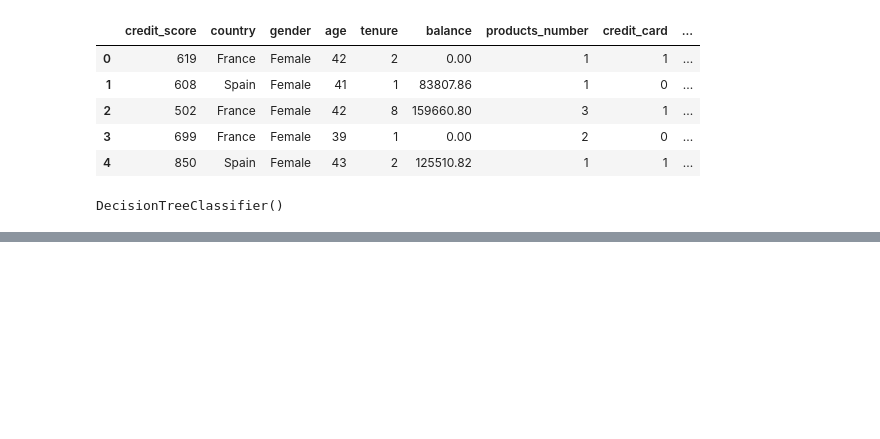
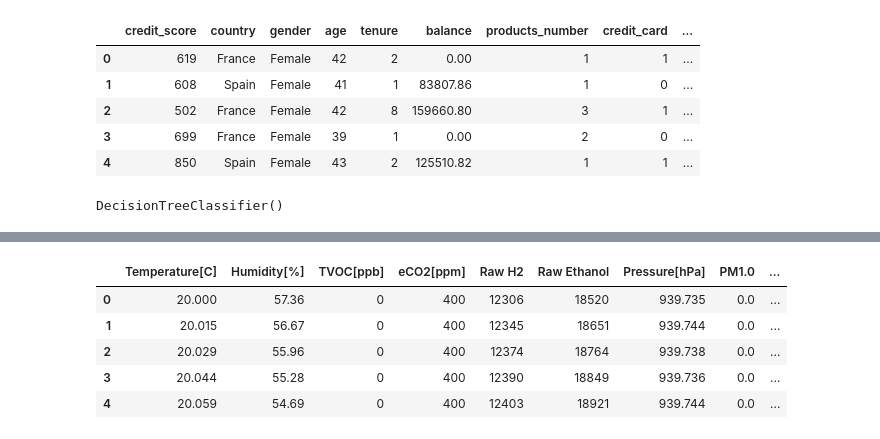
Before and after one commit to hudacse6/machine-learning, a Jupyter notebook: decision-tree/decision_tree.ipynb, the cells around one changed output, grey strips where cells are left out. Cells and saved outputs as stored; diff of their text form; code cells hidden in the pictures; blank space fills up the shorter version.

```diff
--- a/decision-tree/decision_tree.ipynb
+++ b/decision-tree/decision_tree.ipynb
@@ -138,0 +176,2 @@ Text(51.0, 0.5, 'truth')
+# %%
+df.drop(["Unnamed: 0", "UTC"], axis="columns", inplace=True)
@@ -138,0 +187,6 @@ Text(51.0, 0.5, 'truth')
+# %%
+df_fire_alarm_1 = df[df["Fire Alarm"] == 1]
+df_fire_alarm_0 = df[df["Fire Alarm"] == 0]
+# %%
+df_equal = pd.concat([df_fire_alarm_0, df_fire_alarm_1[0:df_fire_alarm_0.shape[0]]])
+df_equal.groupby("Fire Alarm").describe()
@@ -138,0 +200,9 @@ Text(51.0, 0.5, 'truth')
+# %%
+df_equal.head()
+# %% [output]
+|  | Temperature[C] | Humidity[%] | TVOC[ppb] | eCO2[ppm] | Raw H2 | Raw Ethanol | Pressure[hPa] | PM1.0 | ... |
+| 0 | 20.000 | 57.36 | 0 | 400 | 12306 | 18520 | 939.735 | 0.0 | ... |
+| 1 | 20.015 | 56.67 | 0 | 400 | 12345 | 18651 | 939.744 | 0.0 | ... |
+| 2 | 20.029 | 55.96 | 0 | 400 | 12374 | 18764 | 939.738 | 0.0 | ... |
+| 3 | 20.044 | 55.28 | 0 | 400 | 12390 | 18849 | 939.736 | 0.0 | ... |
+| 4 | 20.059 | 54.69 | 0 | 400 | 12403 | 18921 | 939.744 | 0.0 | ... |
```
Also changed, not shown: parts of 31 cells of this notebook, 2 other files.
